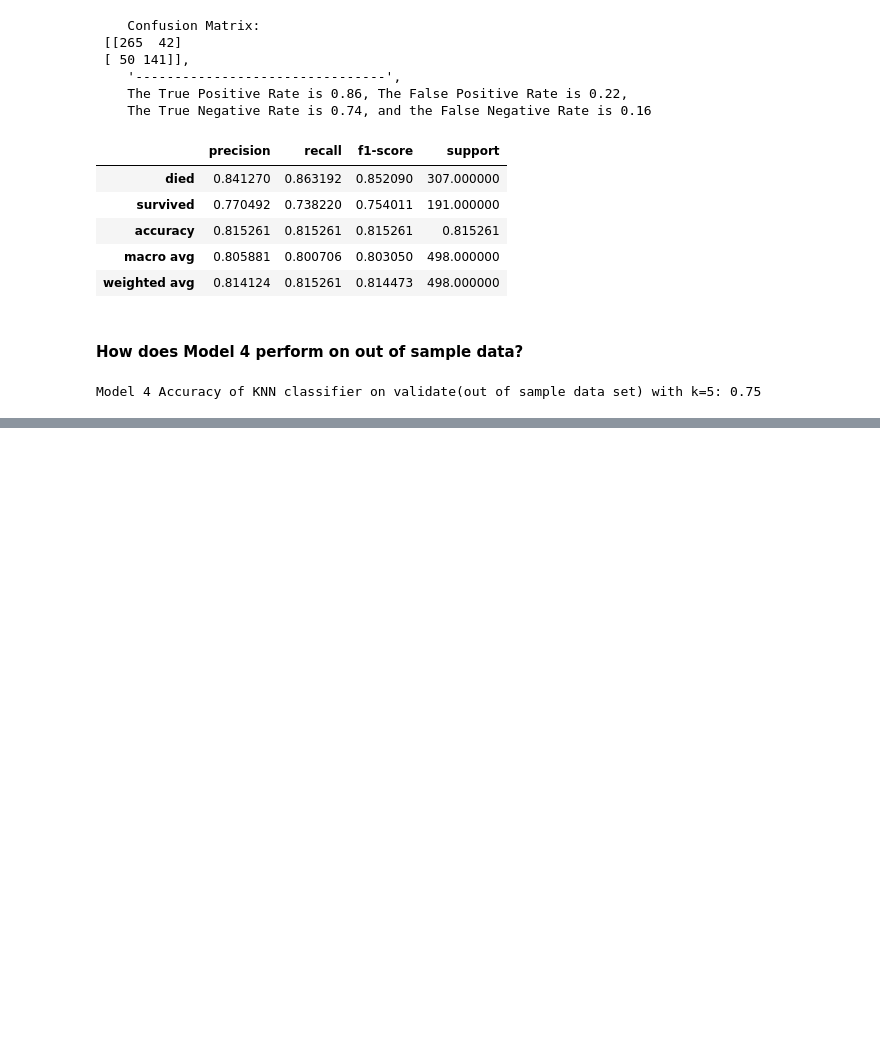
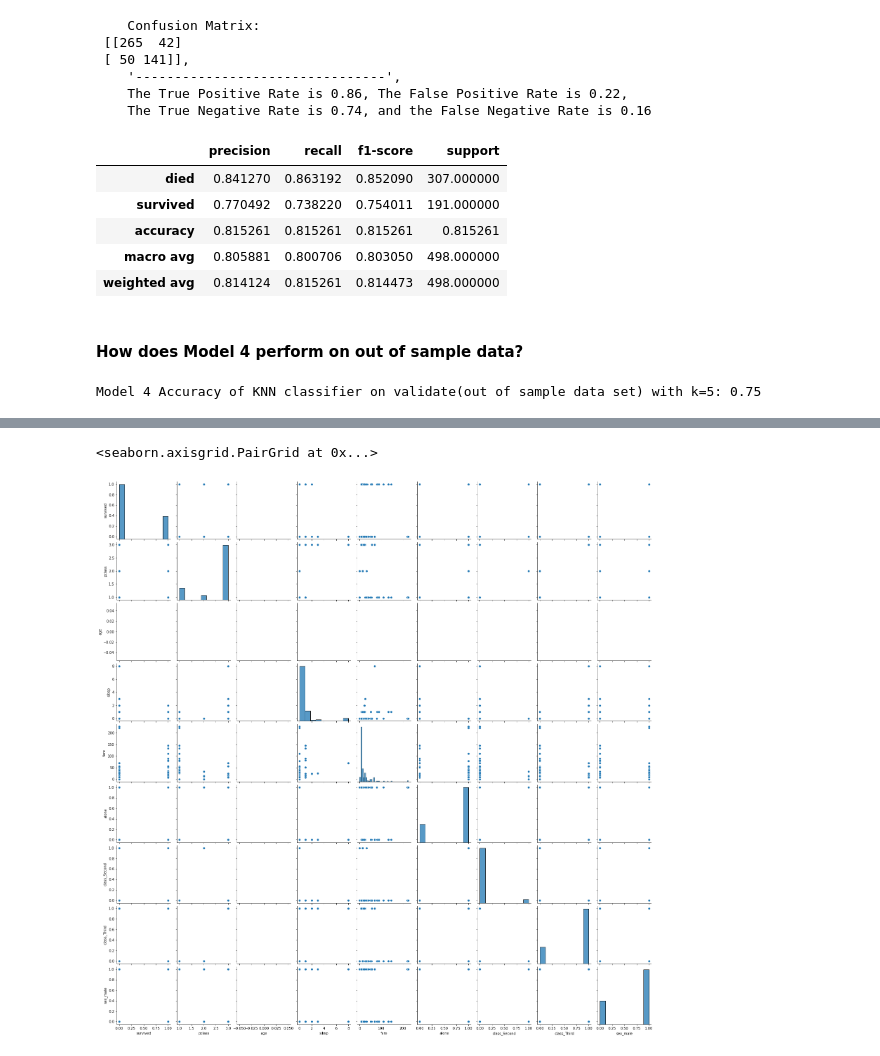
Before and after one commit to justin-m-sullivan/classification-exercises, a Jupyter notebook: model.ipynb, the cells around one changed output, grey strips where cells are left out. Saved outputs shown, nothing was run; the diff lists cells and outputs as text; code cells hidden in the pictures; blank space fills up the shorter version.

```diff
--- a/model.ipynb
+++ b/model.ipynb
@@ -895,0 +993,4 @@ Model 4 Accuracy of KNN classifier on validate(out of sample data set) with k=5:
+# %%
+#Filter all the passengers with missing ages for exploration
+passengers_no_age = titanic[titanic.age.isnull()]
+passengers_no_age.head()
@@ -895,0 +1004,6 @@ Model 4 Accuracy of KNN classifier on validate(out of sample data set) with k=5:
+# %%
+#Visuaize the features for those passengers with missing ages
+sns.pairplot(data=passengers_no_age)
+# %% [output]
+<seaborn.axisgrid.PairGrid at 0x...>
+[figure, added]
```
Also changed, not shown: parts of 119 cells of this notebook.
